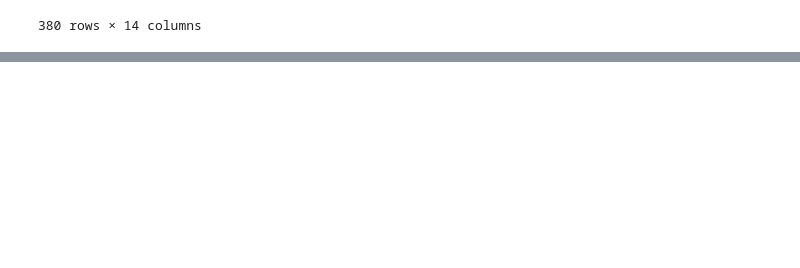
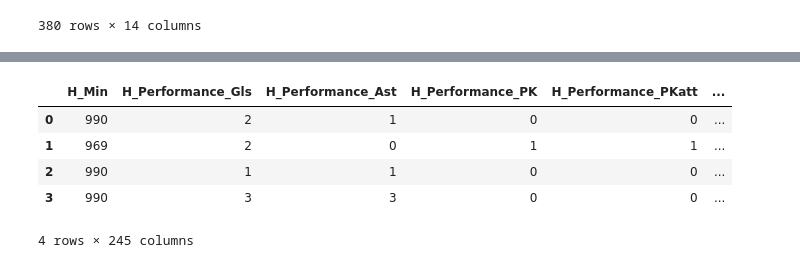
Before and after one commit to thejacobhyatt/EPLRank, a Jupyter notebook: scrape.ipynb, the cells around one changed output, grey strips where cells are left out. Saved outputs shown, nothing was run; the diff lists cells and outputs as text; code cells hidden in the pictures; blank space fills up the shorter version.

```diff
--- a/scrape.ipynb
+++ b/scrape.ipynb
@@ -278,0 +289,9 @@ merged_df = df.merge(missing_df)
+# %%
+missing_df
+# %% [output]
+|  | H_Min | H_Performance_Gls | H_Performance_Ast | H_Performance_PK | H_Performance_PKatt | ... |
+| 0 | 990 | 2 | 1 | 0 | 0 | ... |
+| 1 | 969 | 2 | 0 | 1 | 1 | ... |
+| 2 | 990 | 1 | 1 | 0 | 0 | ... |
+| 3 | 990 | 3 | 3 | 0 | 0 | ... |
+4 rows × 245 columns
```
Also changed, not shown: parts of 20 cells of this notebook, 1 other file.
